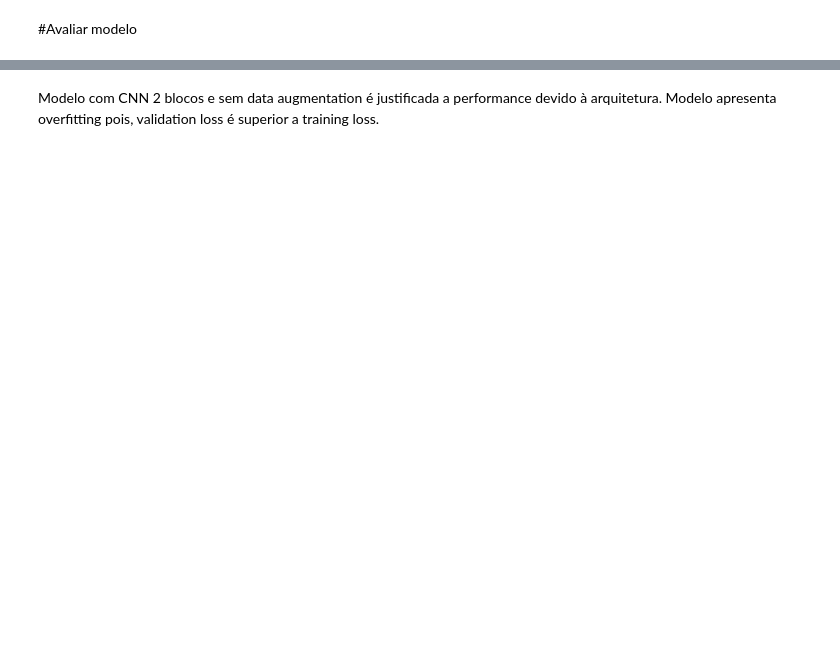
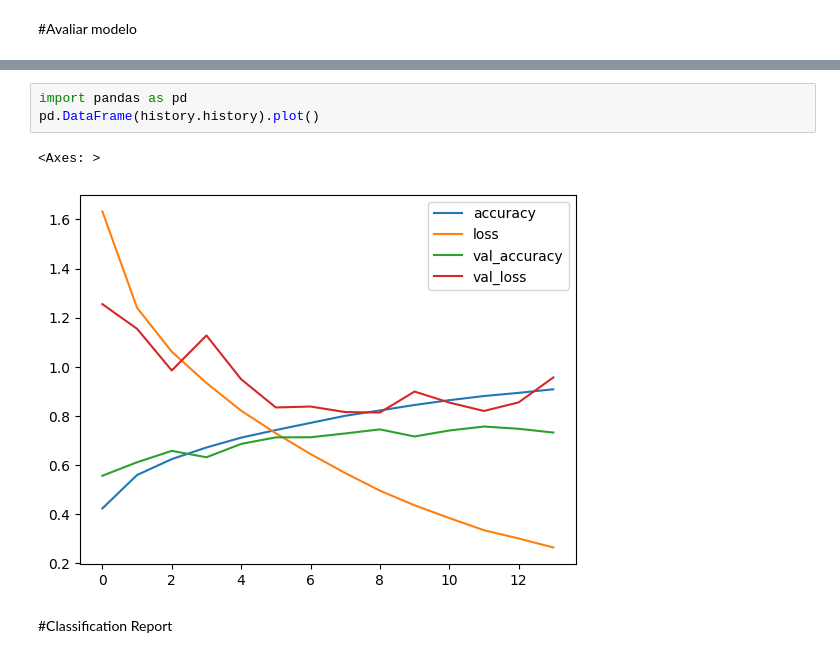
Before and after one commit to Pedro-Veiga0/Projeto-CSC-, a Jupyter notebook: cifar10_benchamrk.ipynb, the cells around one changed output, grey strips where cells are left out. Cells and saved outputs as stored; diff of their text form; blank space fills up the shorter version.

```diff
--- a/cifar10_benchamrk.ipynb
+++ b/cifar10_benchamrk.ipynb
@@ -209,2 +296,8 @@ test_loss, test_acc = model.evaluate(x_test,  y_test, verbose=2)
-# %% [markdown]
-Modelo com CNN 2 blocos e sem data augmentation é justificada a performance devido à arquitetura. Modelo apresenta overfitting pois, validation loss é superior a training loss.
+# %%
+import pandas as pd
+pd.DataFrame(history.history).plot()
+# %% [output]
+<Axes: >
+[figure, added]
+# %% [markdown]
+#Classification Report
```
Also changed, not shown: parts of 22 cells of this notebook, 4 other files.
